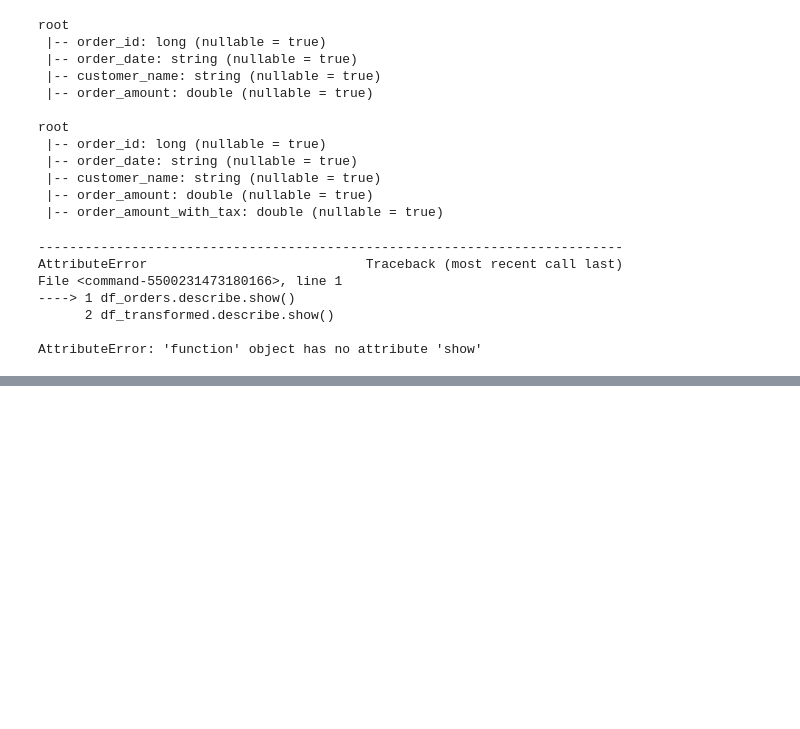
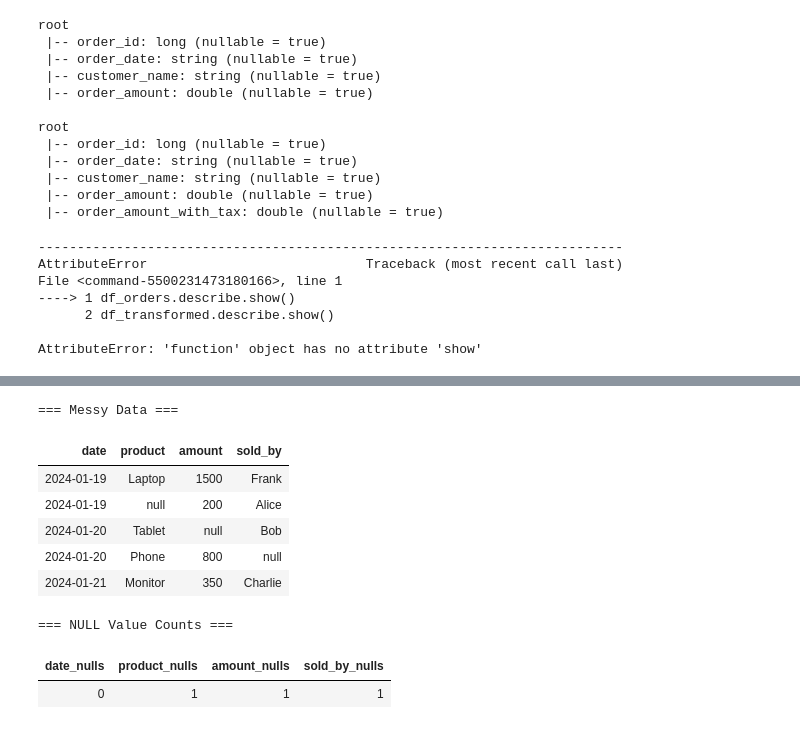
Before and after one commit to harsh15520/my-databricks-project, a Jupyter notebook: my first notebook.ipynb, the cells around one changed output, grey strips where cells are left out. Drawn from its saved outputs; the diff is of its cells as text; code cells hidden in the pictures; blank space fills up the shorter version.

```diff
--- a/my first notebook.ipynb
+++ b/my first notebook.ipynb
@@ -395,0 +583,37 @@ cleaned_df.show()
+# %%
+# Messy sales data with missing values
+messy_sales = [
+    ("2024-01-19", "Laptop", 1500, "Frank"),      # Frank not in employee list
+    ("2024-01-19", None, 200, "Alice"),           # Missing product name
+    ("2024-01-20", "Tablet", None, "Bob"),        # Missing amount
+    ("2024-01-20", "Phone", 800, None),           # Missing salesperson
+    ("2024-01-21", "Monitor", 350, "Charlie")     # Clean record
+]
+
+messy_df = spark.createDataFrame(messy_sales, ["date", "product", "amount", "sold_by"])
+
+print("=== Messy Data ===")
+display(messy_df)
+# %% [output]
+=== Messy Data ===
+| date | product | amount | sold_by |
+| 2024-01-19 | Laptop | 1500 | Frank |
+| 2024-01-19 | null | 200 | Alice |
+| 2024-01-20 | Tablet | null | Bob |
+| 2024-01-20 | Phone | 800 | null |
+| 2024-01-21 | Monitor | 350 | Charlie |
+# %%
+from pyspark.sql.functions import col, count, when
+
+# Count NULLs in each column
+null_counts = messy_df.select([
+    count(when(col(c).isNull(), c)).alias(c + "_nulls")
+    for c in messy_df.columns
+])
+
+print("=== NULL Value Counts ===")
+display(null_counts)
+# %% [output]
+=== NULL Value Counts ===
+| date_nulls | product_nulls | amount_nulls | sold_by_nulls |
+| 0 | 1 | 1 | 1 |
```
Also changed, not shown: parts of 18 cells of this notebook.
